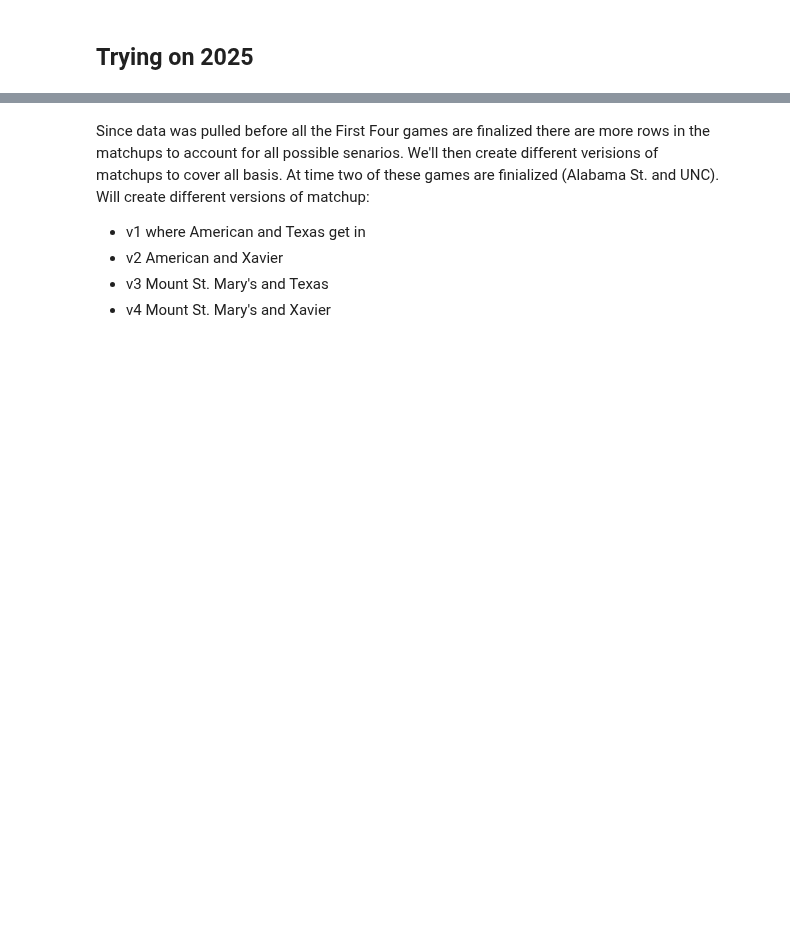
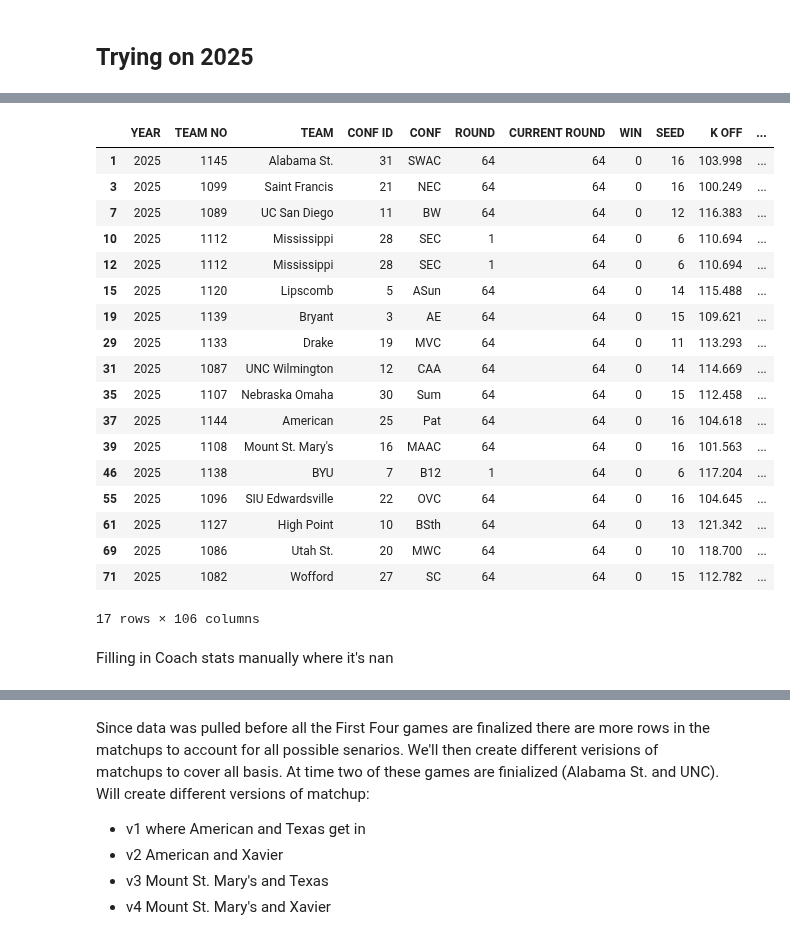
Before and after one commit to nicholaskim1004/MarchMadness, a Jupyter notebook: bracketology/madness.ipynb, the cells around one changed output, grey strips where cells are left out. Cells and saved outputs as stored; diff of their text form; code cells hidden in the pictures; blank space fills up the shorter version.

```diff
--- a/bracketology/madness.ipynb
+++ b/bracketology/madness.ipynb
@@ -1627,0 +1796,4 @@ team_miss25 = team_mis25.loc[team_mis25['YEAR']==2025,]
+# %%
+matchup25['WIN'] = [0]*len(matchup25)
+
+matchup25.merge(temp_mis,on=['YEAR','TEAM NO'],how='left')
@@ -1627,0 +1814,13 @@ team_miss25 = team_mis25.loc[team_mis25['YEAR']==2025,]
+# %%
+comp_team_stats = matchup25.merge(temp_mis,on=['YEAR','TEAM NO'],how='left')
+
+#rearranging so CONF and CONF ID are near front
+comp_team_stats = comp_team_stats.iloc[:,[0,1,2,8,7,4,5,6,3,9,10,11,12,13]]
+
+dfs = [comp_team_stats,temp_away,temp_home,temp_neutral,temp_v_ranked,temp_his,team_stats]
+
+comp_team_stats = reduce(lambda left, right: pd.merge(left, right, on=['YEAR','TEAM NO']),dfs)
+
+comp_team_stats = comp_team_stats.merge(temp_res,on='TEAM',how='left')
+
+comp_team_stats
@@ -1627,0 +1841,39 @@ team_miss25 = team_mis25.loc[team_mis25['YEAR']==2025,]
+# %%
+temp_conf = conf_perf[['CONF ID','PAKE','PASE','R64','R32', 'S16', 'E8', 'F4', 'F2', 'CHAMP', 'TOP2','WIN%']].copy()
+temp_conf.columns = ['CONF ID'] + [col + "_CONF" for col in temp_conf.columns[1:]]
+
+temp_seed = seed_res[['SEED','R64', 'R32', 'S16', 'E8', 'F4','F2', 'CHAMP', 'TOP2', 'WIN%']].copy()
+temp_seed.columns = ['SEED'] + [col + "_SEED" for col in temp_seed.columns[1:]]
+
+
+coach_by_teamno25 = team_no_finder(coach_perf, team_ids25)
+temp_coach = coach_by_teamno25[['TEAM NO','WIN%','TENURE']]
+temp_coach.columns = ['TEAM NO'] + [col + "_COACH" for col in temp_coach.columns[1:]]
+# %%
+comp_team_stats = comp_team_stats.merge(temp_conf,on='CONF ID',how='left')
+comp_team_stats = comp_team_stats.merge(temp_seed,on='SEED',how='left')
+comp_team_stats = comp_team_stats.merge(temp_coach,on='TEAM NO',how='left')
+# %%
+comp_team_stats.loc[comp_team_stats['TENURE_COACH'].isna()]
+# %% [output]
+|  | YEAR | TEAM NO | TEAM | CONF ID | CONF | ROUND | CURRENT ROUND | WIN | SEED | K OFF | ... |
+| 1 | 2025 | 1145 | Alabama St. | 31 | SWAC | 64 | 64 | 0 | 16 | 103.998 | ... |
+| 3 | 2025 | 1099 | Saint Francis | 21 | NEC | 64 | 64 | 0 | 16 | 100.249 | ... |
+| 7 | 2025 | 1089 | UC San Diego | 11 | BW | 64 | 64 | 0 | 12 | 116.383 | ... |
+| 10 | 2025 | 1112 | Mississippi | 28 | SEC | 1 | 64 | 0 | 6 | 110.694 | ... |
+| 12 | 2025 | 1112 | Mississippi | 28 | SEC | 1 | 64 | 0 | 6 | 110.694 | ... |
+| 15 | 2025 | 1120 | Lipscomb | 5 | ASun | 64 | 64 | 0 | 14 | 115.488 | ... |
+| 19 | 2025 | 1139 | Bryant | 3 | AE | 64 | 64 | 0 | 15 | 109.621 | ... |
+| 29 | 2025 | 1133 | Drake | 19 | MVC | 64 | 64 | 0 | 11 | 113.293 | ... |
+| 31 | 2025 | 1087 | UNC Wilmington | 12 | CAA | 64 | 64 | 0 | 14 | 114.669 | ... |
+| 35 | 2025 | 1107 | Nebraska Omaha | 30 | Sum | 64 | 64 | 0 | 15 | 112.458 | ... |
+| 37 | 2025 | 1144 | American | 25 | Pat | 64 | 64 | 0 | 16 | 104.618 | ... |
+| 39 | 2025 | 1108 | Mount St. Mary's | 16 | MAAC | 64 | 64 | 0 | 16 | 101.563 | ... |
+| 46 | 2025 | 1138 | BYU | 7 | B12 | 1 | 64 | 0 | 6 | 117.204 | ... |
+| 55 | 2025 | 1096 | SIU Edwardsville | 22 | OVC | 64 | 64 | 0 | 16 | 104.645 | ... |
+| 61 | 2025 | 1127 | High Point | 10 | BSth | 64 | 64 | 0 | 13 | 121.342 | ... |
+| 69 | 2025 | 1086 | Utah St. | 20 | MWC | 64 | 64 | 0 | 10 | 118.700 | ... |
+| 71 | 2025 | 1082 | Wofford | 27 | SC | 64 | 64 | 0 | 15 | 112.782 | ... |
+17 rows × 106 columns
+# %% [markdown]
+Filling in Coach stats manually where it's nan
```
Also changed, not shown: parts of 40 cells of this notebook, 1 other file.
